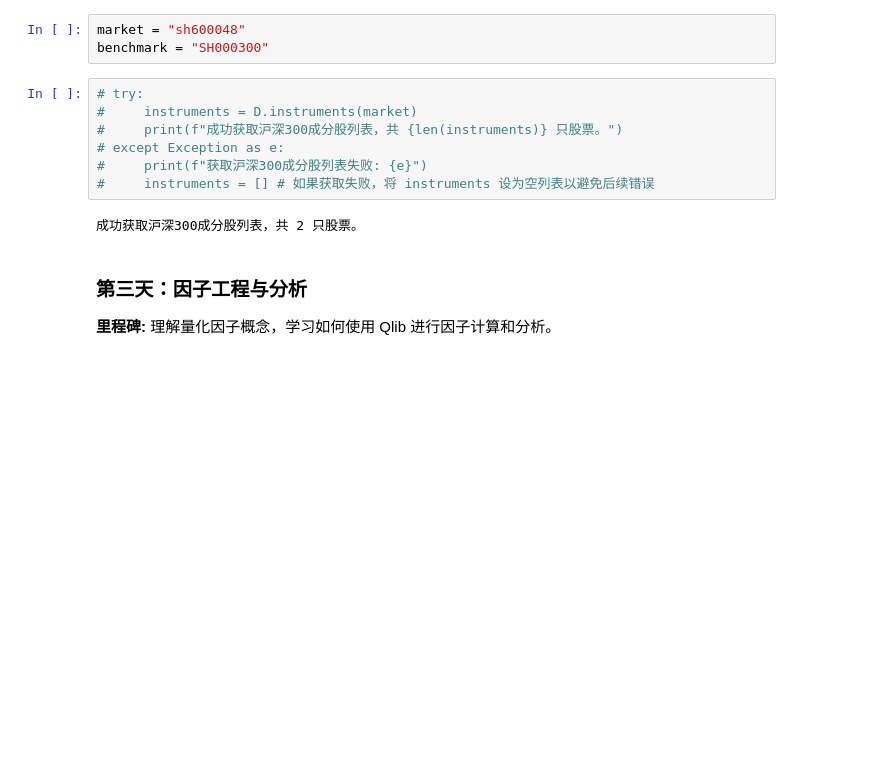
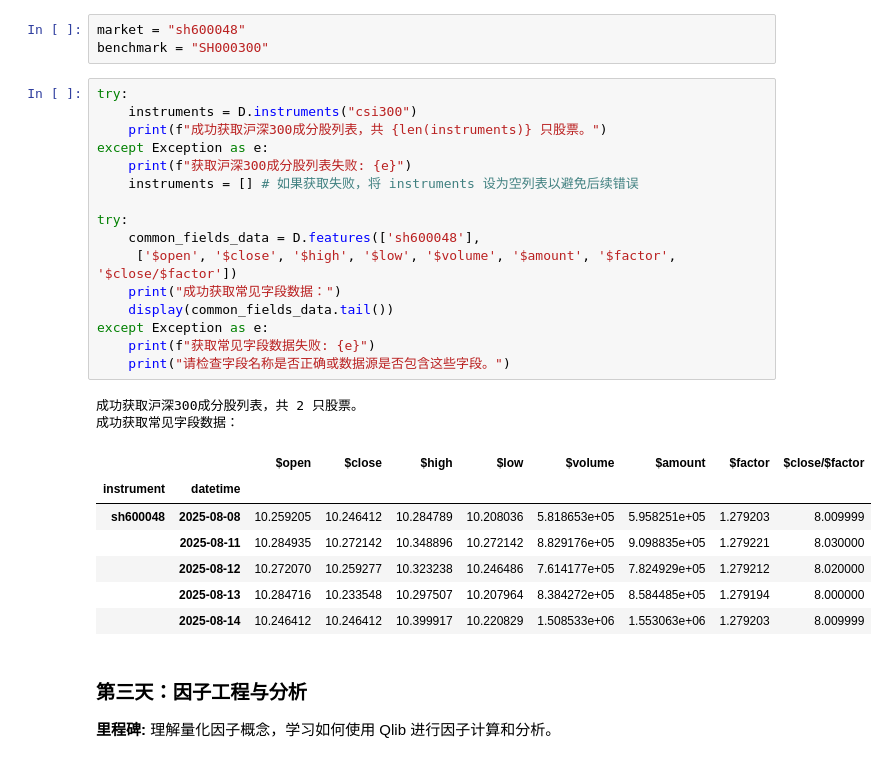
Before and after one commit to bonly/AI, a Jupyter notebook: qlib7.ipynb, the cells around one changed output. Saved outputs shown, nothing was run; the diff lists cells and outputs as text; blank space fills up the shorter version.

```diff
--- a/qlib7.ipynb
+++ b/qlib7.ipynb
@@ -102,14 +152,31 @@ qlib.init(provider_uri=provider_uri, region=REG_CN)
 market = "sh600048"
 benchmark = "SH000300"
 # %%
-# try:
-#     instruments = D.instruments(market)
-#     print(f"成功获取沪深300成分股列表，共 {len(instruments)} 只股票。")
-# except Exception as e:
-#     print(f"获取沪深300成分股列表失败: {e}")
-#     instruments = [] # 如果获取失败，将 instruments 设为空列表以避免后续错误
+try:
+    instruments = D.instruments("csi300")
+    print(f"成功获取沪深300成分股列表，共 {len(instruments)} 只股票。")
+except Exception as e:
+    print(f"获取沪深300成分股列表失败: {e}")
+    instruments = [] # 如果获取失败，将 instruments 设为空列表以避免后续错误
+
+try:
+    common_fields_data = D.features(['sh600048'],
+     ['$open', '$close', '$high', '$low', '$volume', '$amount', '$factor', '$close/$factor'])
+    print("成功获取常见字段数据：")
+    display(common_fields_data.tail())
+except Exception as e:
+    print(f"获取常见字段数据失败: {e}")
+    print("请检查字段名称是否正确或数据源是否包含这些字段。")
 # %% [output]
 成功获取沪深300成分股列表，共 2 只股票。
+成功获取常见字段数据：
+|  |  | $open | $close | $high | $low | $volume | $amount | $factor | $close/$factor |
+| instrument | datetime |  |  |  |  |  |  |  |  |
+| sh600048 | 2025-08-08 | 10.259205 | 10.246412 | 10.284789 | 10.208036 | 5.818653e+05 | 5.958251e+05 | 1.279203 | 8.009999 |
+|  | 2025-08-11 | 10.284935 | 10.272142 | 10.348896 | 10.272142 | 8.829176e+05 | 9.098835e+05 | 1.279221 | 8.030000 |
+|  | 2025-08-12 | 10.272070 | 10.259277 | 10.323238 | 10.246486 | 7.614177e+05 | 7.824929e+05 | 1.279212 | 8.020000 |
+|  | 2025-08-13 | 10.284716 | 10.233548 | 10.297507 | 10.207964 | 8.384272e+05 | 8.584485e+05 | 1.279194 | 8.000000 |
+|  | 2025-08-14 | 10.246412 | 10.246412 | 10.399917 | 10.220829 | 1.508533e+06 | 1.553063e+06 | 1.279203 | 8.009999 |
 # %% [markdown]
 ### 第三天：因子工程与分析
 
```
Also changed, not shown: parts of 26 cells of this notebook.
